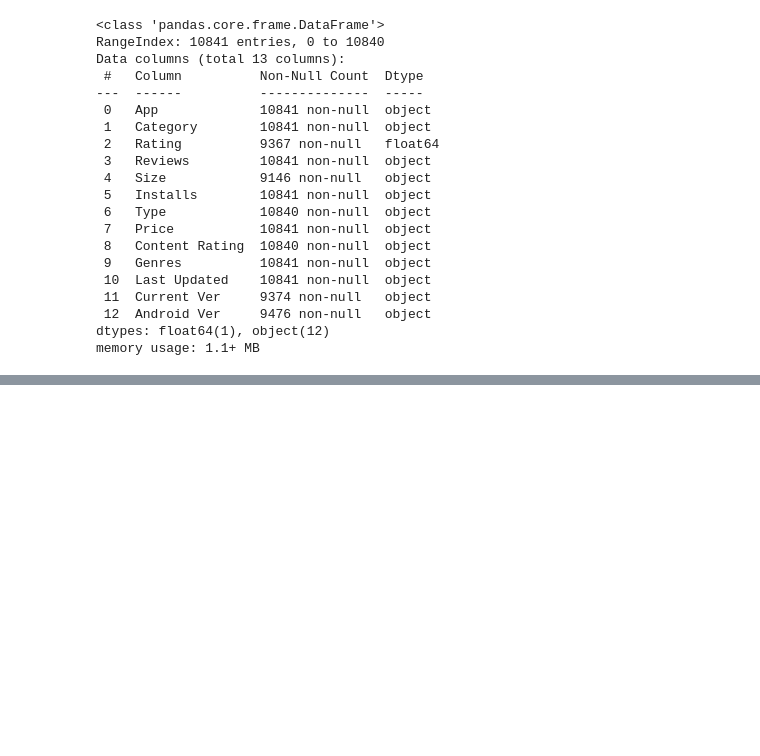
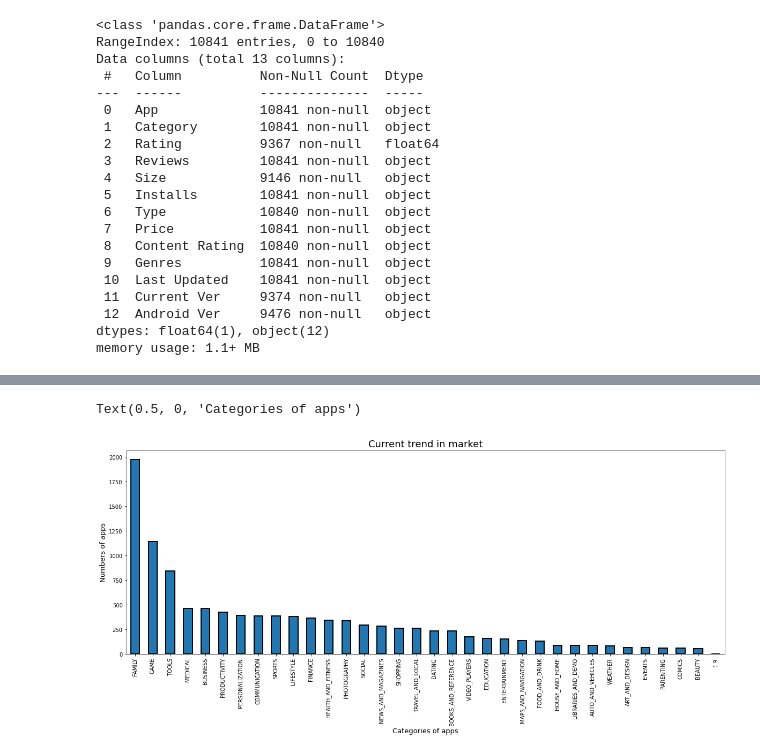
Before and after one commit to KrushnaChaure/Play-Store-App-Review-Analysis, a Jupyter notebook: Play_Store_App_Review_Analysis_Capstone_Project.ipynb, the cells around one changed output, grey strips where cells are left out. Cells and saved outputs as stored; diff of their text form; code cells hidden in the pictures; blank space fills up the shorter version.

```diff
--- a/Play_Store_App_Review_Analysis_Capstone_Project.ipynb
+++ b/Play_Store_App_Review_Analysis_Capstone_Project.ipynb
@@ -328,0 +341,3 @@ memory usage: 1.1+ MB
+# %%
+trend= df_apps_data['Category'].value_counts()
+trend
@@ -328,0 +362,8 @@ memory usage: 1.1+ MB
+# %%
+trend_market=trend.plot.bar(figsize=(20,7),linewidth=2,edgecolor='black')                         # We are using barplot here and set the display figure size
+trend_market.set_title('Current trend in market',fontsize=18)                                     # Set the title
+trend_market.set_ylabel('Numbers of apps',fontsize=13)                                            # Set the y label
+trend_market.set_xlabel('Categories of apps',fontsize=13)                                         # Set the x label
+# %% [output]
+Text(0.5, 0, 'Categories of apps')
+[figure, added]
```
Also changed, not shown: parts of 25 cells of this notebook.
